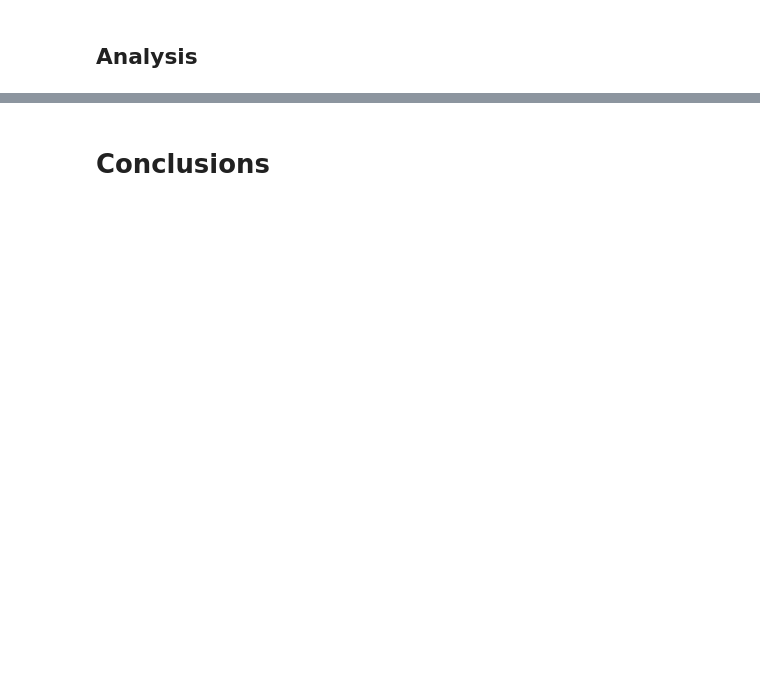
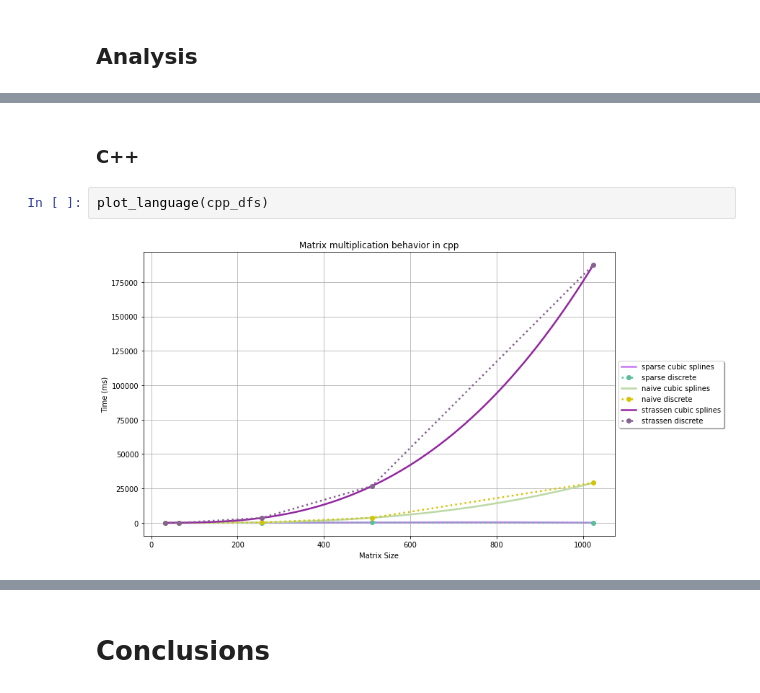
Before and after one commit to Drew138/numerical-analysis, a Jupyter notebook: Big Matrix Multiplication and Its Applications.ipynb, the cells around one changed output, grey strips where cells are left out. Drawn from its saved outputs; the diff is of its cells as text; blank space fills up the shorter version.

```diff
--- a/Big Matrix Multiplication and Its Applications.ipynb
+++ b/Big Matrix Multiplication and Its Applications.ipynb
@@ -346,0 +256,6 @@ dataframe.head(1).values.flatten().tolist()
+# %% [markdown]
+### C++
+# %%
+plot_language(cpp_dfs)
+# %% [output]
+[figure, added]
```
Also changed, not shown: parts of 27 cells of this notebook, 2 other files.
